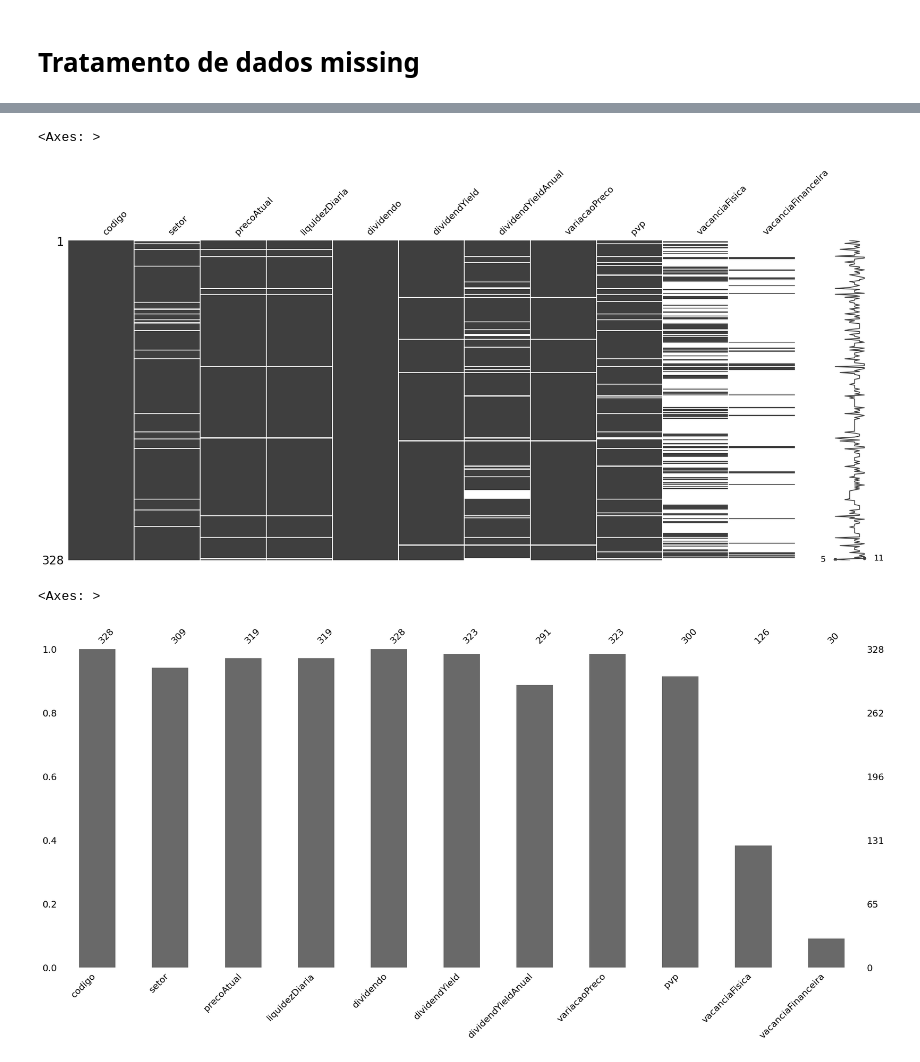
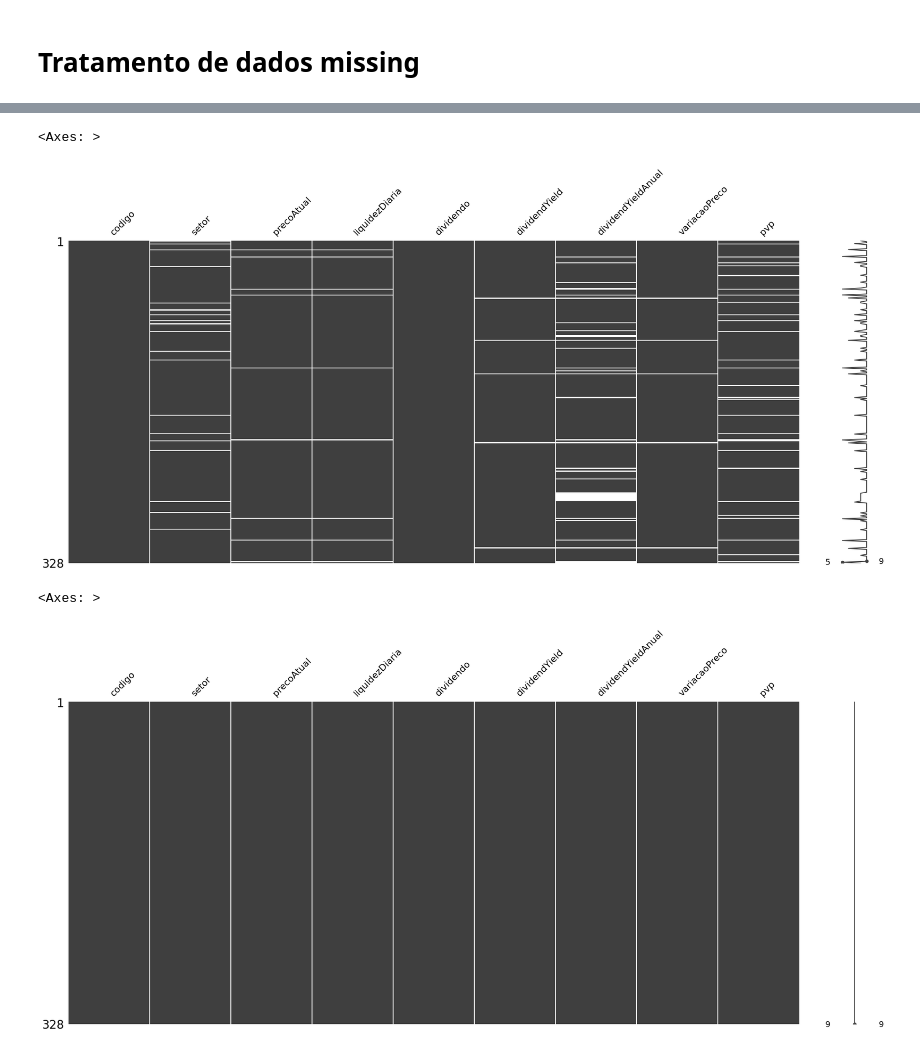
Before and after one commit to RafaelSK7/impacta_web_scraper, a Jupyter notebook: realEstateInvestmentsTrustScraper/scripts/tratador.ipynb, the cells around one changed output, grey strips where cells are left out. Saved outputs shown, nothing was run; the diff lists cells and outputs as text; code cells hidden in the pictures.

```diff
--- a/realEstateInvestmentsTrustScraper/scripts/tratador.ipynb
+++ b/realEstateInvestmentsTrustScraper/scripts/tratador.ipynb
@@ -6,5 +8,5 @@ import re
 # %%
-dados = pd.read_csv('C:/Users/rafae/Desenvolvimento/Faculdade/Web Mining/SeleniumAulas/realEstateInvestmentsTrustScraper/basesOriginais/reits.csv')
+dados = pd.read_csv('../basesOriginais/reits.csv')
 # %%
 dados.head()
 # %% [output]
@@ -35,2 +39,2 @@ dados.shape
 # %%
-dados.drop(['Unnamed: 0'],axis=1, inplace=True)
+dados.drop(['Unnamed: 0', 'vacanciaFisica', 'vacanciaFinanceira'],axis=1, inplace=True)
@@ -39,6 +41,6 @@ dados.drop(['Unnamed: 0'],axis=1, inplace=True)
 # %% [markdown]
 #Tratamento de dados para retirar os caracteres especiais
 # %%
-alteredColumns = ['precoAtual']
+alteredColumns = ['precoAtual', 'dividendo', 'dividendYield','dividendYieldAnual', 'variacaoPreco', 'pvp']
 for column in alteredColumns:
-    dados[column] = dados[column].apply(lambda item: item if pd.isna(item) else float(re.match(r'^R$\s(\d{1,3}(.\d{3})|\d+)(,\d{2})?\s*$', item).group(1).replace('.', '').replace(',', '.')))
+    dados[column] = dados[column].apply(lambda item: item if pd.isna(item) else float(item.replace('R$ ','').replace('.','').replace(',','.').replace('%','')))
@@ -116,9 +110,19 @@ dtype: int64
 msno.matrix(dados)
 # %% [output]
 <Axes: >
-[figure, old version]
+[figure, new version]
+# %%
+nullData = dados.isnull().sum()
+
+# percorra os dados nullData e pegue os dados que sao maiores que 0: se for string coloque o valor 'Nao informado', se for float coloque o valor 0.0
+for column in nullData.index:
+    if nullData[column] > 0:
+        if dados[column].dtype == 'object':
+            dados[column] = dados[column].fillna('Nao informado')
+        else:
+            dados[column] = dados[column].fillna(0.0)
 # %%
-msno.bar(dados)
+msno.matrix(dados)
 # %% [output]
 <Axes: >
-[figure, old version]
+[figure, new version]
```
Also changed, not shown: parts of 12 cells of this notebook.
